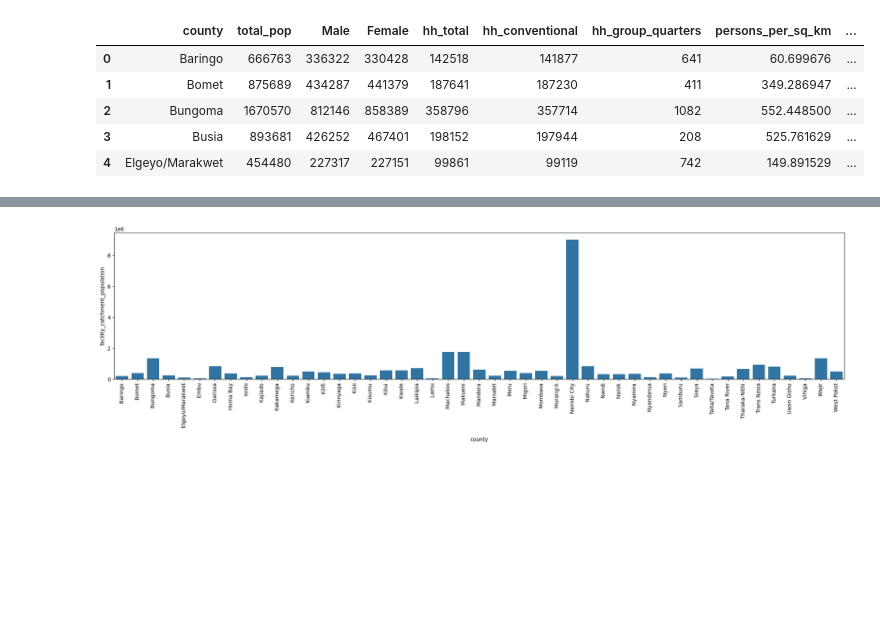
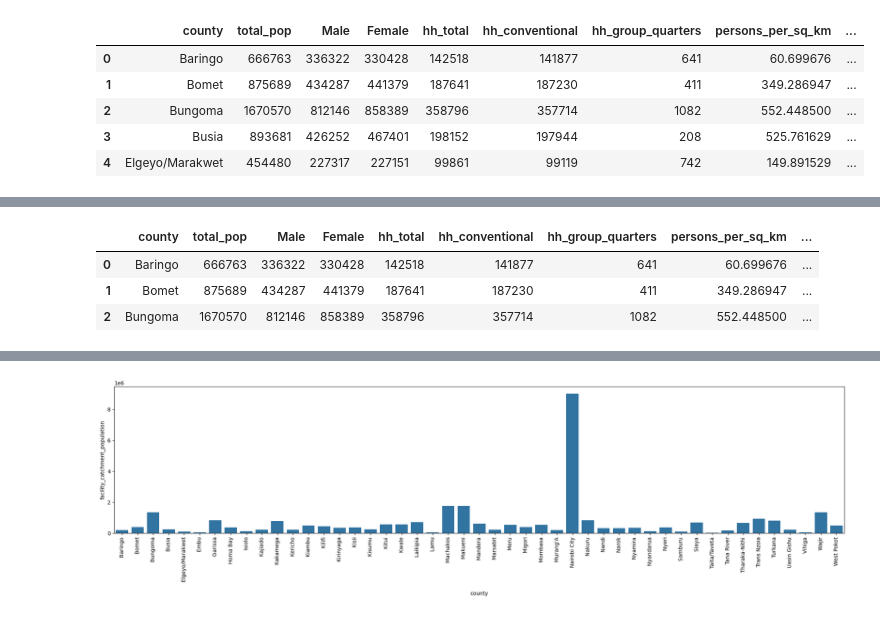
Before and after one commit to csaafrica/Group1-Healthcare_Access_Inequality_Predictor, a Jupyter notebook: health_care_project.ipynb, the cells around one changed output, grey strips where cells are left out. Cells and saved outputs as stored; diff of their text form; code cells hidden in the pictures; blank space fills up the shorter version.

```diff
--- a/health_care_project.ipynb
+++ b/health_care_project.ipynb
@@ -341,2 +370,2 @@ final_data.shape
 # %%
-final_data.drop(columns = ["level_0","index"], inplace = True);final_data
+final_data.drop(columns = ["index"], inplace = True);final_data
@@ -369,0 +425,12 @@ final_data.head()
+# %%
+# Define bins and labels
+bins = [0, 1.8, 2.5, float('inf')]  # You can adjust these thresholds
+labels = ['low', 'medium', 'high']
+
+# Create the new column
+final_data['access_category'] = pd.cut(final_data['facility_density_10k'], bins=bins, labels=labels);final_data.head(3)
+# %% [output]
+|  | county | total_pop | Male | Female | hh_total | hh_conventional | hh_group_quarters | persons_per_sq_km | ... |
+| 0 | Baringo | 666763 | 336322 | 330428 | 142518 | 141877 | 641 | 60.699676 | ... |
+| 1 | Bomet | 875689 | 434287 | 441379 | 187641 | 187230 | 411 | 349.286947 | ... |
+| 2 | Bungoma | 1670570 | 812146 | 858389 | 358796 | 357714 | 1082 | 552.448500 | ... |
```
Also changed, not shown: parts of 39 cells of this notebook.
